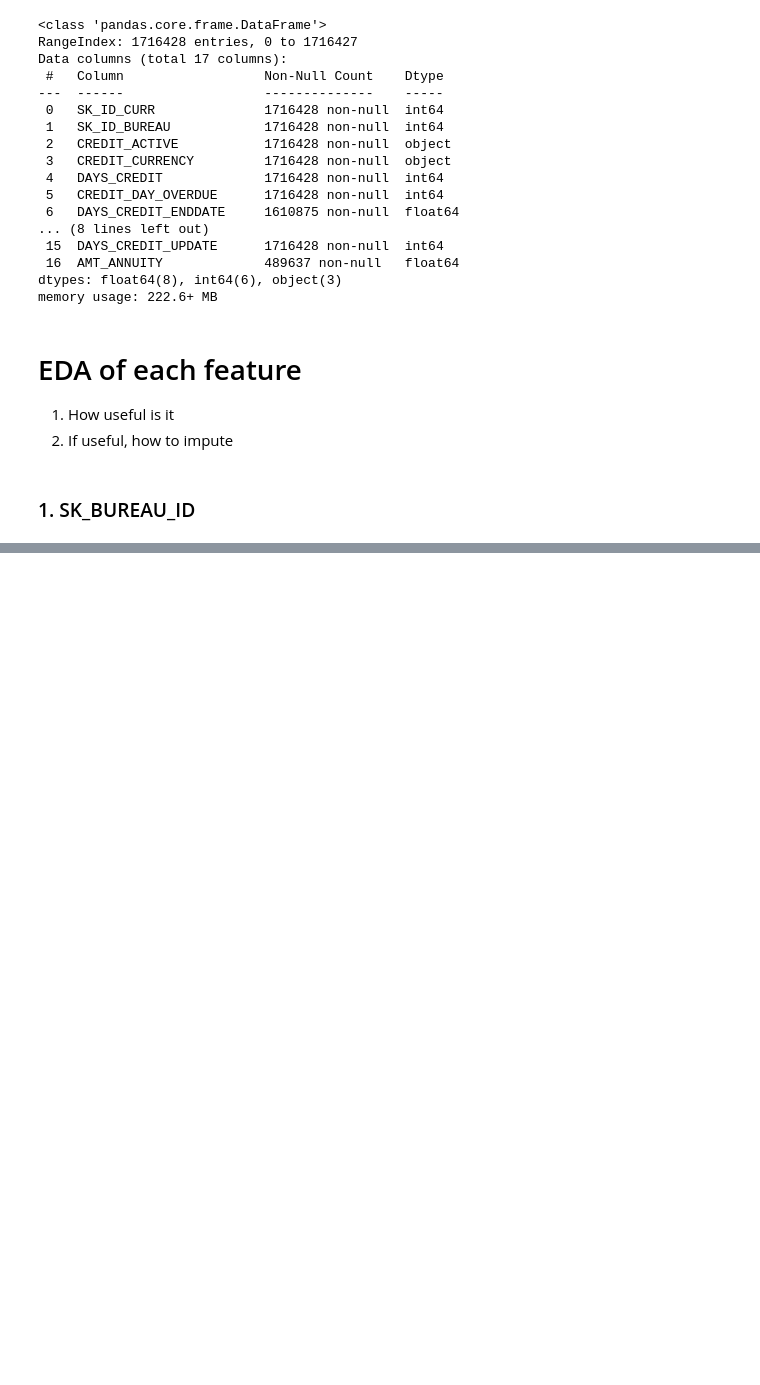
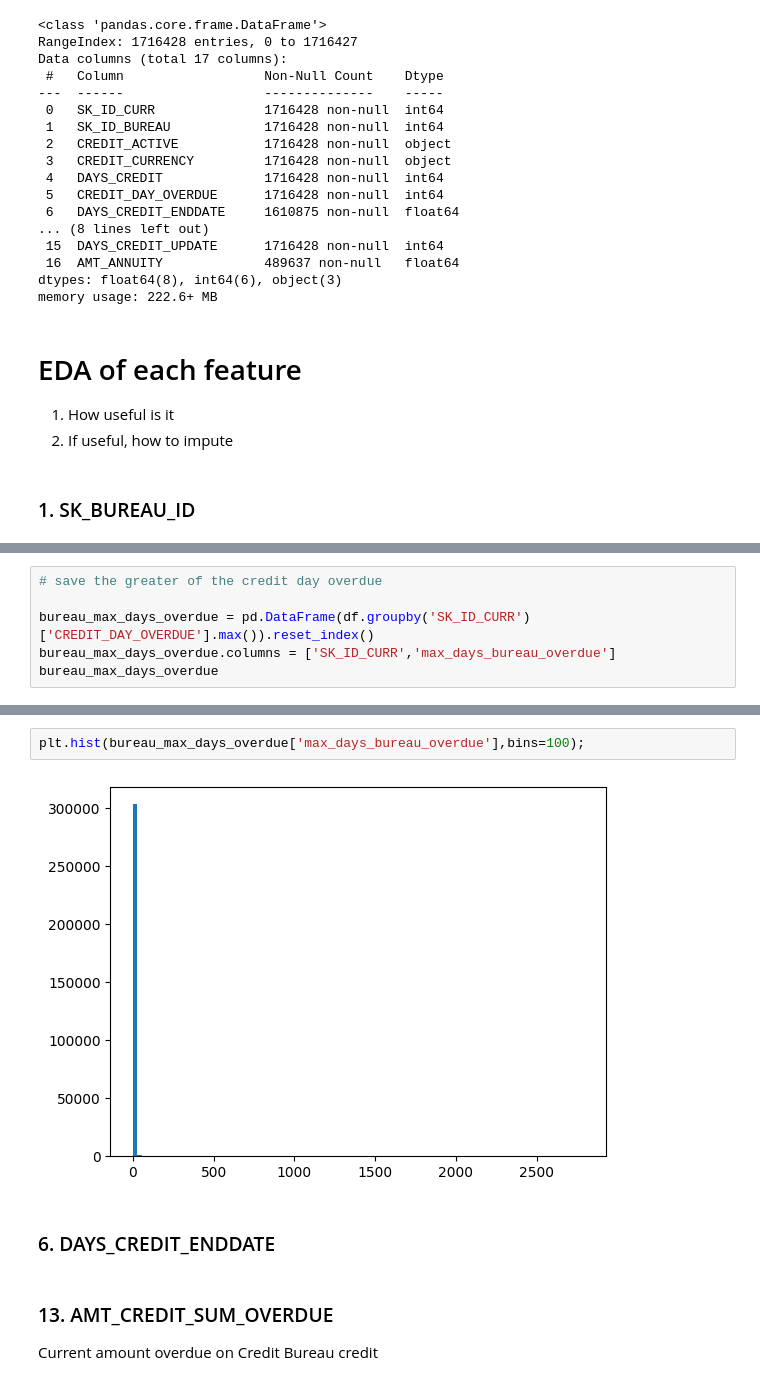
Before and after one commit to annahanslc/home-credit-default-risk-project, a Jupyter notebook: Project drafts/Features_1.ipynb, the cells around one changed output, grey strips where cells are left out. Saved outputs shown, nothing was run; the diff lists cells and outputs as text; blank space fills up the shorter version.

```diff
--- a/Project drafts/Features_1.ipynb
+++ b/Project drafts/Features_1.ipynb
@@ -81,0 +275,6 @@ plt.ylabel('# Clients with this many Records');
+# %%
+# save the greater of the credit day overdue
+
+bureau_max_days_overdue = pd.DataFrame(df.groupby('SK_ID_CURR')['CREDIT_DAY_OVERDUE'].max()).reset_index()
+bureau_max_days_overdue.columns = ['SK_ID_CURR','max_days_bureau_overdue']
+bureau_max_days_overdue
@@ -81,0 +295,10 @@ plt.ylabel('# Clients with this many Records');
+# %%
+plt.hist(bureau_max_days_overdue['max_days_bureau_overdue'],bins=100);
+# %% [output]
+[figure, added]
+# %% [markdown]
+### 6. DAYS_CREDIT_ENDDATE
+# %% [markdown]
+### 13. AMT_CREDIT_SUM_OVERDUE
+
+Current amount overdue on Credit Bureau credit
```
Also changed, not shown: parts of 34 cells of this notebook.
